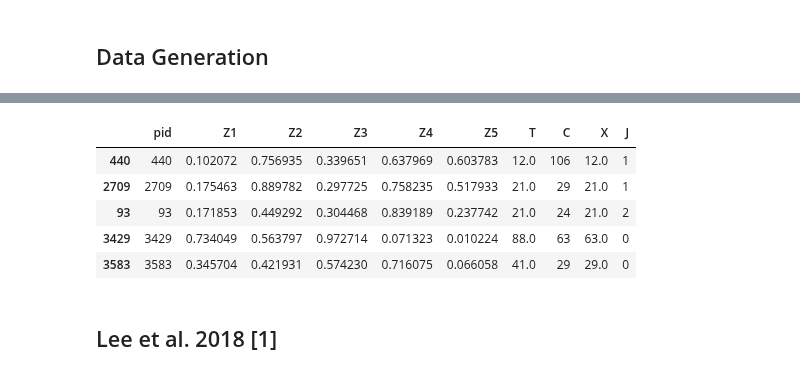
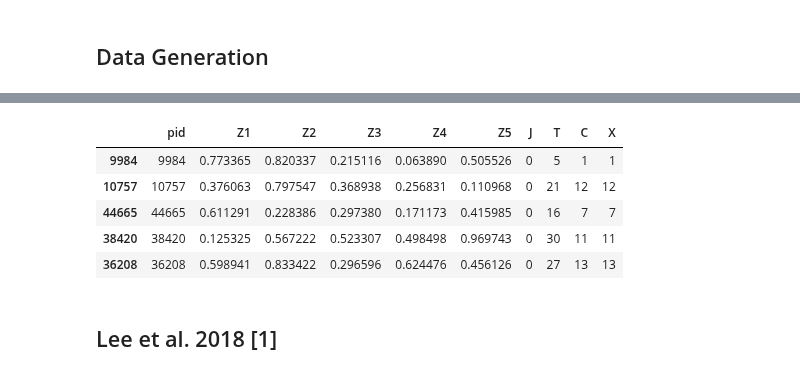
Before and after one commit to tomer1812/pydts, a Jupyter notebook: docs/Simple Simulation.ipynb, the cells around one changed output, grey strips where cells are left out. Drawn from its saved outputs; the diff is of its cells as text; code cells hidden in the pictures.

```diff
--- a/docs/Simple Simulation.ipynb
+++ b/docs/Simple Simulation.ipynb
@@ -38,21 +44,21 @@ import warnings
 warnings.filterwarnings('ignore')
 # %%
 n_cov = 5
-patients_df = generate_quick_start_df(n_patients=10000, n_cov=n_cov, d_times=120, j_events=2, pid_col='pid',
+patients_df = generate_quick_start_df(n_patients=50000, n_cov=n_cov, d_times=30, j_events=2, pid_col='pid',
                                       seed=0)
 covariates = [f'Z{i + 1}' for i in range(n_cov)]
 
 train_df, test_df = train_test_split(patients_df, test_size=0.25)
 events = sorted(train_df['J'].unique())
 times = sorted(train_df['X'].unique())
 train_df.head()
 # %% [output]
-|  | pid | Z1 | Z2 | Z3 | Z4 | Z5 | T | C | X | J |
-| 440 | 440 | 0.102072 | 0.756935 | 0.339651 | 0.637969 | 0.603783 | 12.0 | 106 | 12.0 | 1 |
-| 2709 | 2709 | 0.175463 | 0.889782 | 0.297725 | 0.758235 | 0.517933 | 21.0 | 29 | 21.0 | 1 |
-| 93 | 93 | 0.171853 | 0.449292 | 0.304468 | 0.839189 | 0.237742 | 21.0 | 24 | 21.0 | 2 |
-| 3429 | 3429 | 0.734049 | 0.563797 | 0.972714 | 0.071323 | 0.010224 | 88.0 | 63 | 63.0 | 0 |
-| 3583 | 3583 | 0.345704 | 0.421931 | 0.574230 | 0.716075 | 0.066058 | 41.0 | 29 | 29.0 | 0 |
+|  | pid | Z1 | Z2 | Z3 | Z4 | Z5 | J | T | C | X |
+| 9984 | 9984 | 0.773365 | 0.820337 | 0.215116 | 0.063890 | 0.505526 | 0 | 5 | 1 | 1 |
+| 10757 | 10757 | 0.376063 | 0.797547 | 0.368938 | 0.256831 | 0.110968 | 0 | 21 | 12 | 12 |
+| 44665 | 44665 | 0.611291 | 0.228386 | 0.297380 | 0.171173 | 0.415985 | 0 | 16 | 7 | 7 |
+| 38420 | 38420 | 0.125325 | 0.567222 | 0.523307 | 0.498498 | 0.969743 | 0 | 30 | 11 | 11 |
+| 36208 | 36208 | 0.598941 | 0.833422 | 0.296596 | 0.624476 | 0.456126 | 0 | 27 | 13 | 13 |
 # %% [markdown]
 ## Lee et al. 2018 [1]
 # %% [markdown]
```
Also changed, not shown: parts of 10 cells of this notebook, 1 other file.
